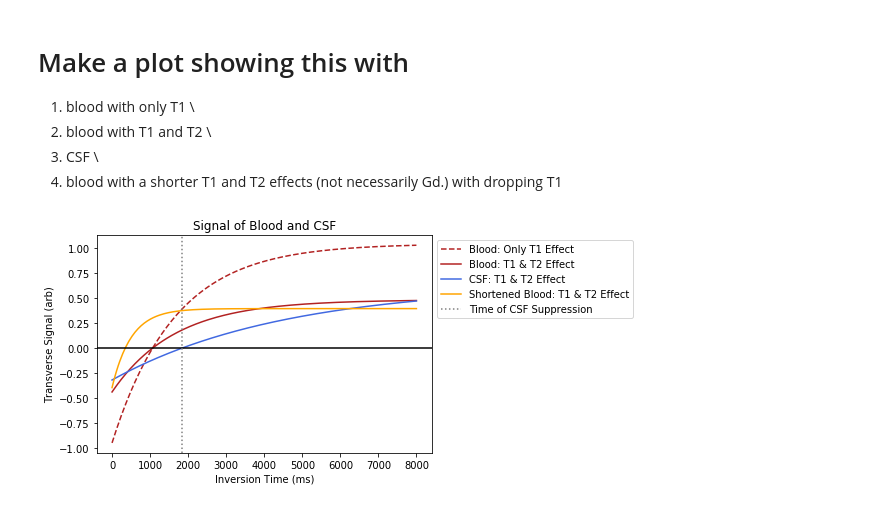
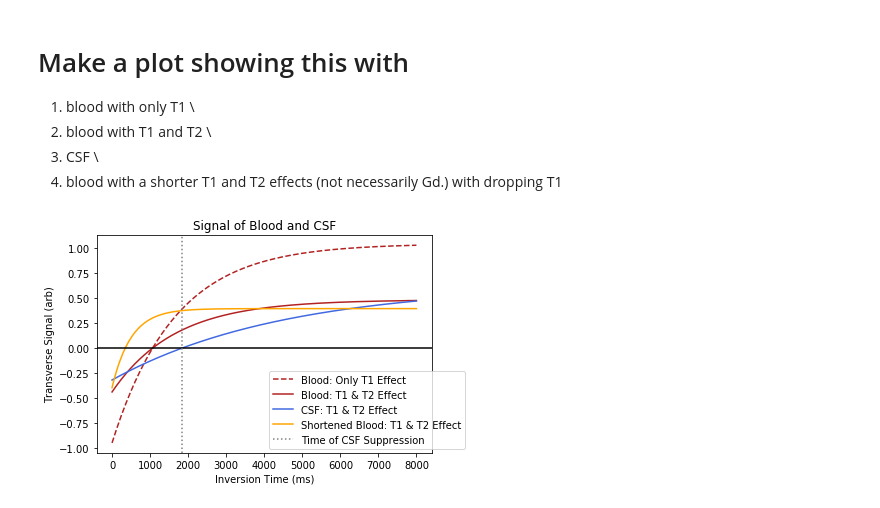
Before and after one commit to miramliu/Dissertation_Code, a Jupyter notebook: IR_Simulation_Blood.ipynb, the cells around one changed output. Drawn from its saved outputs; the diff is of its cells as text; code cells hidden in the pictures.

Commit message:
IR SE plot changes

```diff
--- a/IR_Simulation_Blood.ipynb
+++ b/IR_Simulation_Blood.ipynb
@@ -89,32 +89,32 @@ MT1_blood = T1_Only(t,T1,TR)
 # For 2) blood with T1 and T2
 T1 = blood[0] #in ms
 T2 = blood_T2[0]
 MT1T2_blood = T1_and_T2(t,T1,TR,TE, T2)
 pl.plot(t,MT1T2_blood,linestyle = '-',color = 'firebrick',label = 'Blood: T1 & T2 Effect')
 
 
 # For 3) CSF with T1 and T2
 T1 = CSF[0] #in  ms
 T2 = CSF_T2[0]
 MT1T2_csf = T1_and_T2(t,T1,TR,TE, T2)
 pl.plot(t,MT1T2_csf,linestyle = '-',color = 'royalblue',label = 'CSF: T1 & T2 Effect')
 
 # For 4) Blood with shorter T1 but same T2
 T1 = blood_gd[0] #in ms
 T2 = blood_T2_gd[0]
 MT1T2_Gd = T1_and_T2(t,T1,TR,TE, T2)
 pl.plot(t,MT1T2_Gd,linestyle = '-',color = 'orange',label = 'Shortened Blood: T1 & T2 Effect')
 
 # x axis
 pl.axhline(y = 0,color = 'black')
 
 # IR time = 1850
 pl.axvline(x = 1850,color = 'grey',linestyle = ':',label = 'Time of CSF Suppression')
 
 pl.title('Signal of Blood and CSF')
 pl.xlabel('Inversion Time (ms)')
 pl.ylabel('Transverse Signal (arb)')
-pl.legend(bbox_to_anchor=(1, 1),loc='upper left')
+pl.legend(bbox_to_anchor=(.5, .4),loc='upper left')
 pl.show()
 # %% [output]
-[figure, old version]
+[figure, new version]
```
Also changed, not shown: parts of 2 cells of this notebook.
